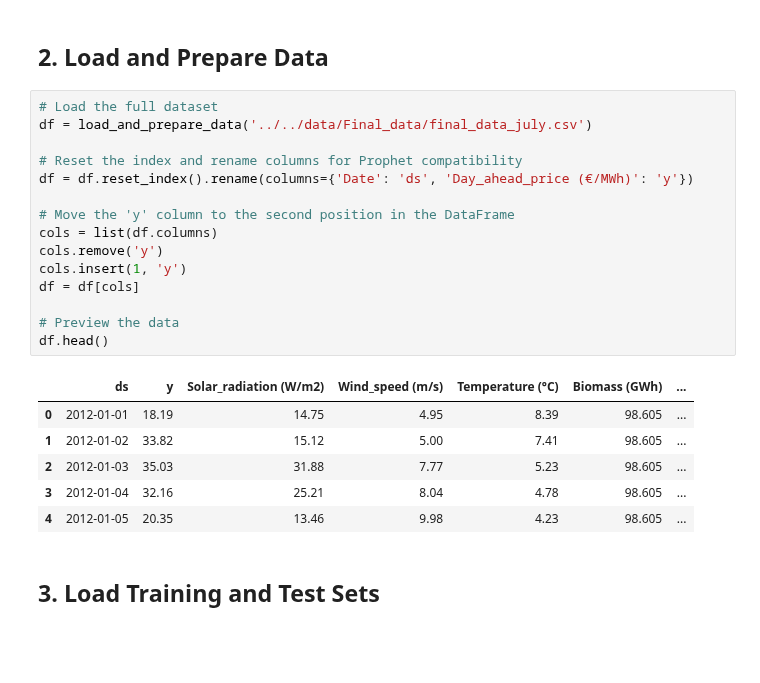
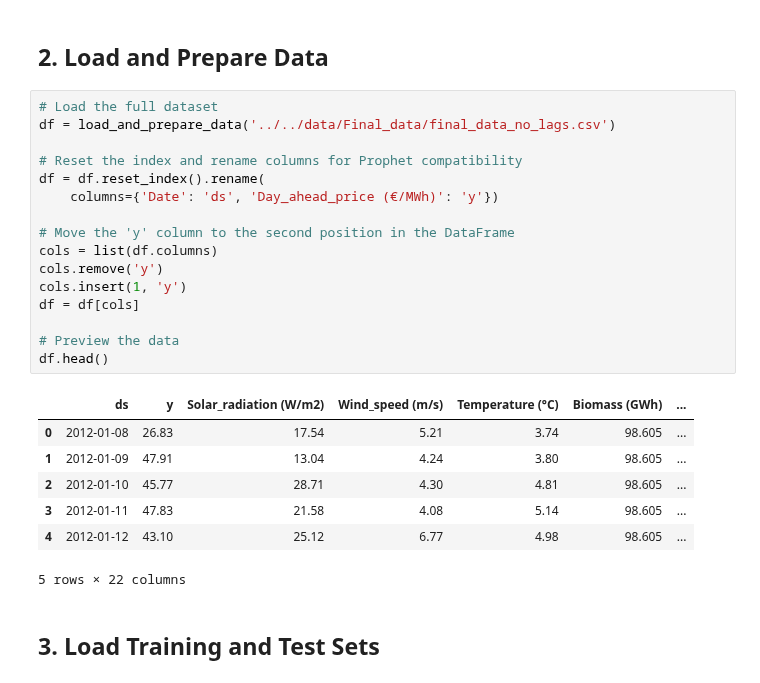
Before and after one commit to stefgr1/Prediction_of_energy_prices, a Jupyter notebook: predictions/Prophet/Prophet_final.ipynb, the cells around one changed output. Drawn from its saved outputs; the diff is of its cells as text; blank space fills up the shorter version.

```diff
--- a/predictions/Prophet/Prophet_final.ipynb
+++ b/predictions/Prophet/Prophet_final.ipynb
@@ -41,26 +40,28 @@ def load_and_prepare_data(file_path):
 ## 2. Load and Prepare Data
 # %%
 # Load the full dataset
-df = load_and_prepare_data('../../data/Final_data/final_data_july.csv')
+df = load_and_prepare_data('../../data/Final_data/final_data_no_lags.csv')
 
 # Reset the index and rename columns for Prophet compatibility
-df = df.reset_index().rename(columns={'Date': 'ds', 'Day_ahead_price (€/MWh)': 'y'})
+df = df.reset_index().rename(
+    columns={'Date': 'ds', 'Day_ahead_price (€/MWh)': 'y'})
 
 # Move the 'y' column to the second position in the DataFrame
 cols = list(df.columns)
 cols.remove('y')
 cols.insert(1, 'y')
 df = df[cols]
 
 # Preview the data
 df.head()
 # %% [output]
 |  | ds | y | Solar_radiation (W/m2) | Wind_speed (m/s) | Temperature (°C) | Biomass (GWh) | ... |
-| 0 | 2012-01-01 | 18.19 | 14.75 | 4.95 | 8.39 | 98.605 | ... |
-| 1 | 2012-01-02 | 33.82 | 15.12 | 5.00 | 7.41 | 98.605 | ... |
-| 2 | 2012-01-03 | 35.03 | 31.88 | 7.77 | 5.23 | 98.605 | ... |
-| 3 | 2012-01-04 | 32.16 | 25.21 | 8.04 | 4.78 | 98.605 | ... |
-| 4 | 2012-01-05 | 20.35 | 13.46 | 9.98 | 4.23 | 98.605 | ... |
+| 0 | 2012-01-08 | 26.83 | 17.54 | 5.21 | 3.74 | 98.605 | ... |
+| 1 | 2012-01-09 | 47.91 | 13.04 | 4.24 | 3.80 | 98.605 | ... |
+| 2 | 2012-01-10 | 45.77 | 28.71 | 4.30 | 4.81 | 98.605 | ... |
+| 3 | 2012-01-11 | 47.83 | 21.58 | 4.08 | 5.14 | 98.605 | ... |
+| 4 | 2012-01-12 | 43.10 | 25.12 | 6.77 | 4.98 | 98.605 | ... |
+5 rows × 22 columns
 # %% [markdown]
 ## 3. Load Training and Test Sets
 # %%
```
Also changed, not shown: parts of 12 cells of this notebook, 34 other files.
